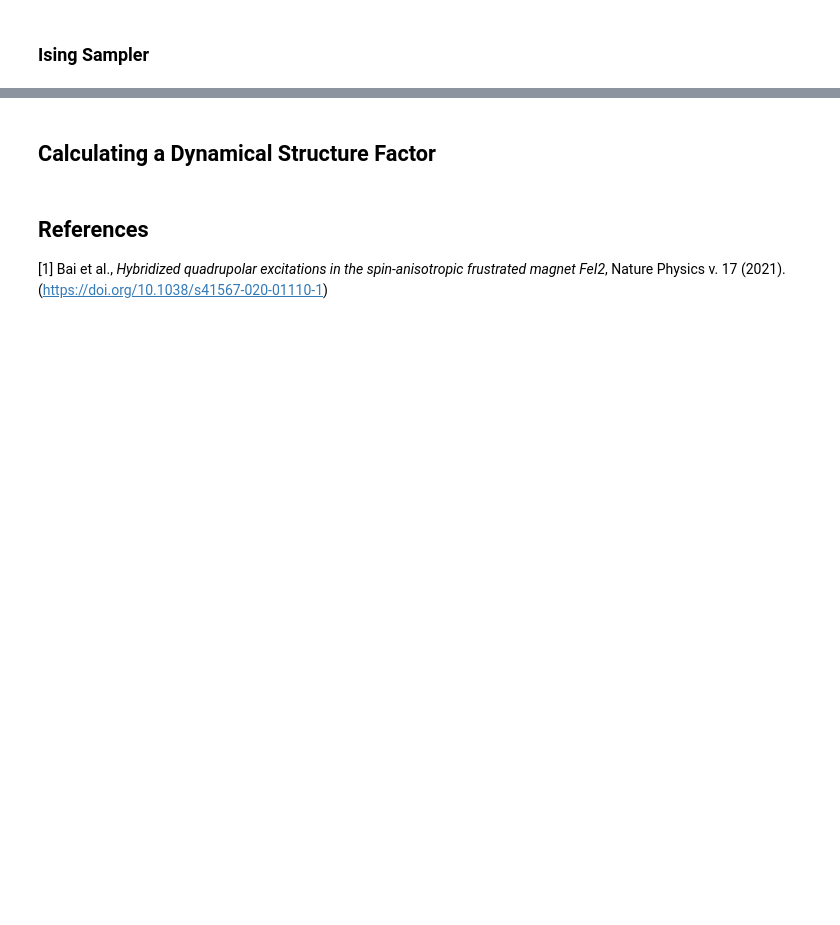
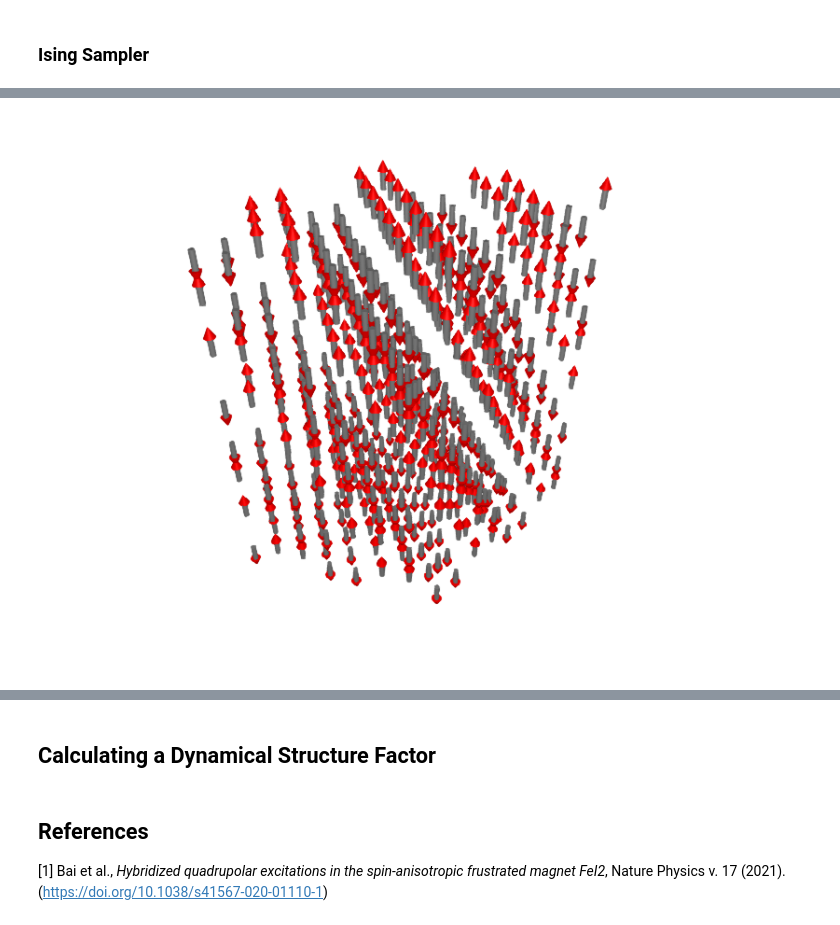
Before and after one commit to mourigal/SunnyTutorials, a Jupyter notebook: tutorials/FeI2_tutorial.ipynb, the cells around one changed output, grey strips where cells are left out. Cells and saved outputs as stored; diff of their text form; code cells hidden in the pictures; blank space fills up the shorter version.

```diff
--- a/tutorials/FeI2_tutorial.ipynb
+++ b/tutorials/FeI2_tutorial.ipynb
@@ -245,0 +335,4 @@ It is possible to formulate an Langevin equation with the classical SU(N) dynami
+# %%
+plot_spins(sys; arrowlength=2.5, linewidth=0.75, arrowsize=1.5)
+# %% [output]
+[figure, added]
```
Also changed, not shown: parts of 31 cells of this notebook.
